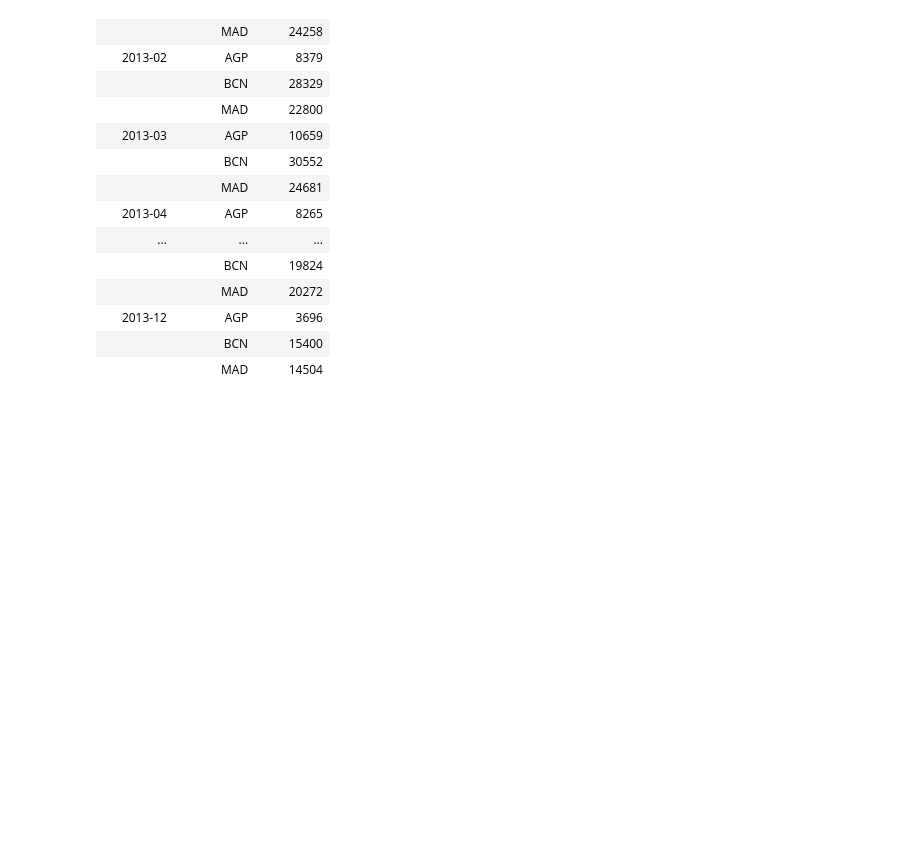
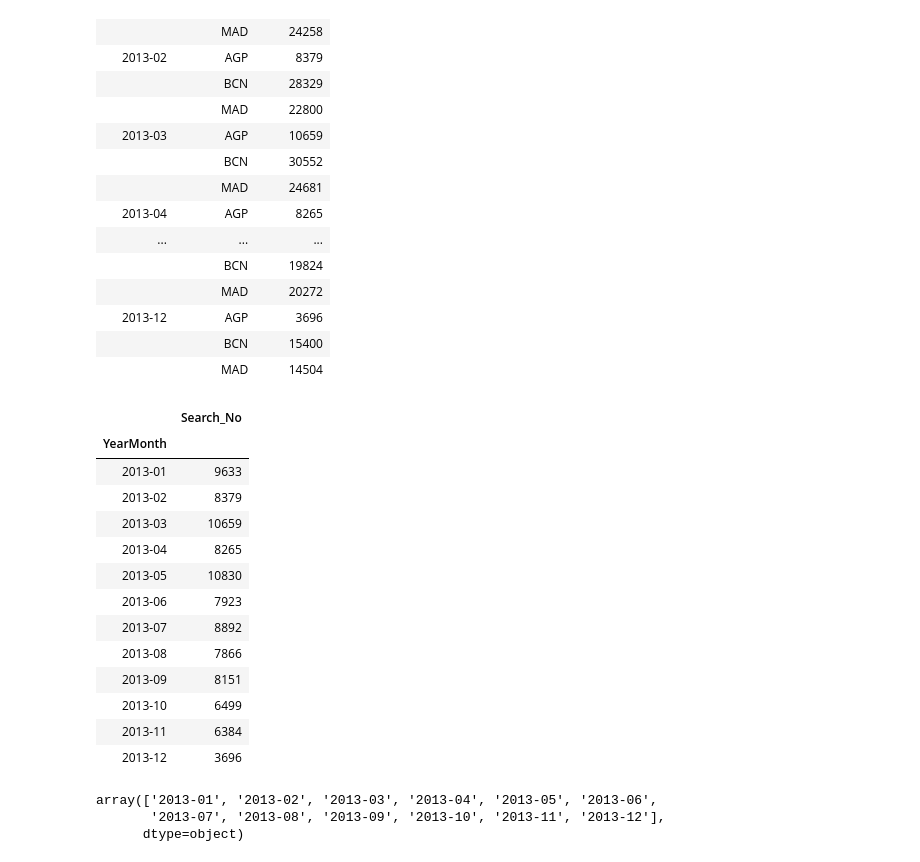
Before and after one commit to daniel-isidro/amadeus_challenge, a Jupyter notebook: amadeus_challenge.ipynb, the cells around one changed output. Cells and saved outputs as stored; diff of their text form; code cells hidden in the pictures; blank space fills up the shorter version.

```diff
--- a/amadeus_challenge.ipynb
+++ b/amadeus_challenge.ipynb
@@ -465,3 +469,30 @@ df_cities.groupby(['YearMonth', 'Destination']).sum()
 | 2013-12 | AGP | 3696 |
 |  | BCN | 15400 |
 |  | MAD | 14504 |
+# %%
+#MÁLAGA dataframe
+df_agp = df_cities[df_cities['Destination']=='AGP'].groupby('YearMonth').sum()
+df_agp
+# %% [output]
+|  | Search_No |
+| YearMonth |  |
+| 2013-01 | 9633 |
+| 2013-02 | 8379 |
+| 2013-03 | 10659 |
+| 2013-04 | 8265 |
+| 2013-05 | 10830 |
+| 2013-06 | 7923 |
+| 2013-07 | 8892 |
+| 2013-08 | 7866 |
+| 2013-09 | 8151 |
+| 2013-10 | 6499 |
+| 2013-11 | 6384 |
+| 2013-12 | 3696 |
+# %%
+#time axis
+x = df_agp.index.values
+x
+# %% [output]
+array(['2013-01', '2013-02', '2013-03', '2013-04', '2013-05', '2013-06',
+       '2013-07', '2013-08', '2013-09', '2013-10', '2013-11', '2013-12'],
+      dtype=object)
```
Also changed, not shown: parts of 3 cells of this notebook.
